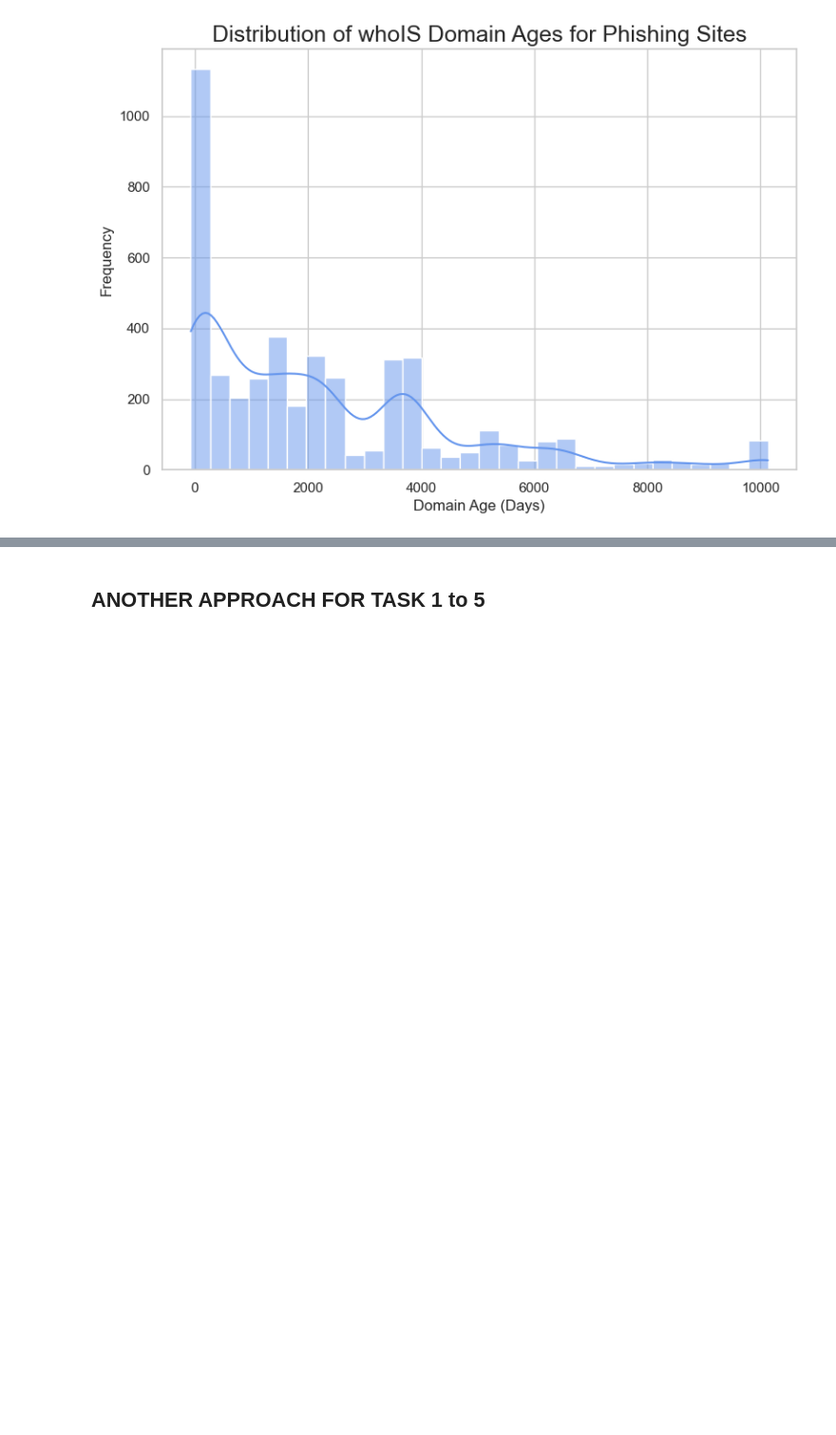
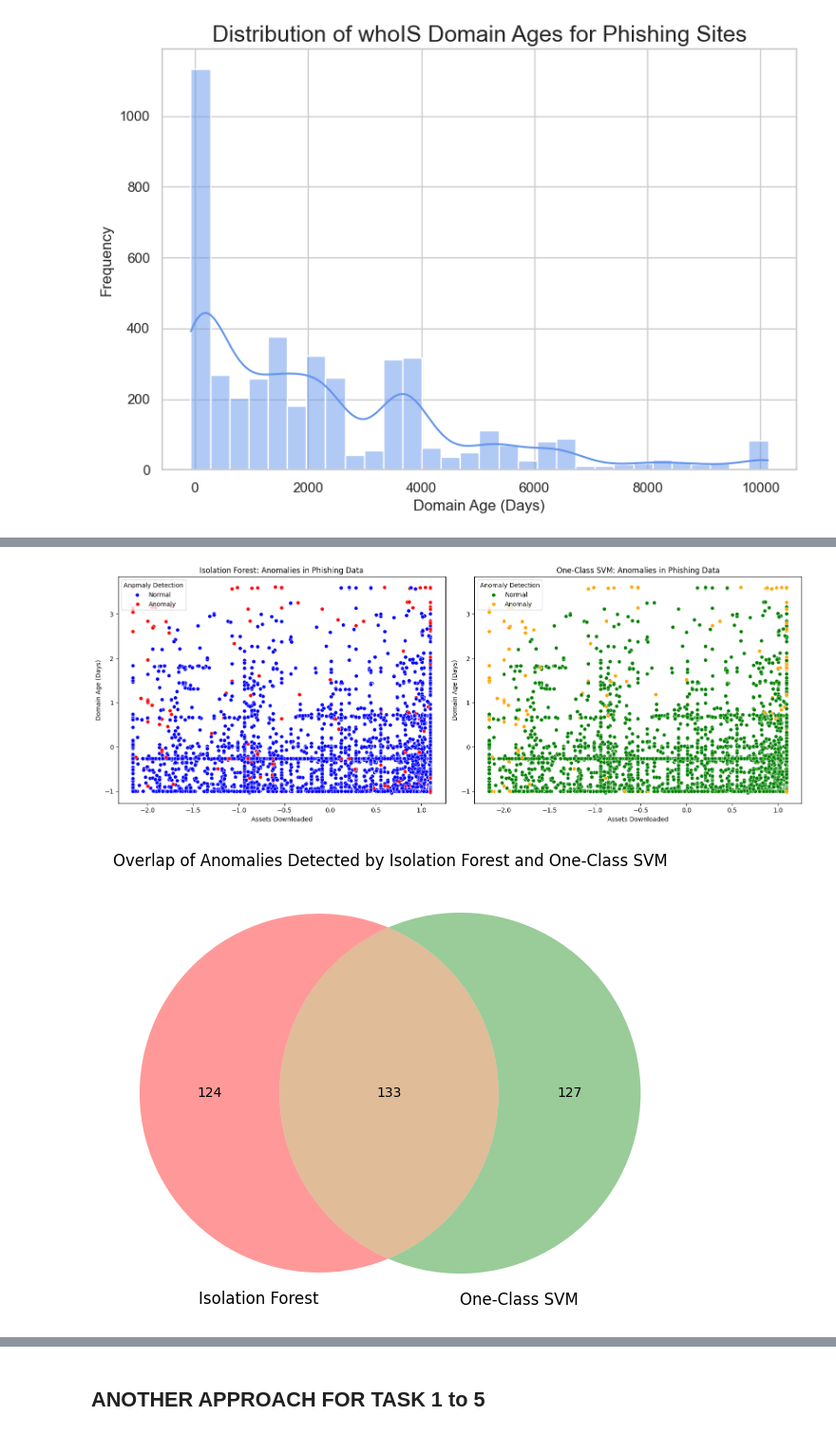
Before and after one commit to saikiranpennam/QuantitativeStudyofPhishing, a Jupyter notebook: phishingcode.ipynb, the cells around one changed output, grey strips where cells are left out. Shown: that part at 95% size. Saved outputs shown, nothing was run; the diff lists cells and outputs as text; code cells hidden in the pictures; blank space fills up the shorter version.

Commit message:
Added Autoencoders and Anomaly Detection methods

```diff
--- a/phishingcode.ipynb
+++ b/phishingcode.ipynb
@@ -345,0 +405,53 @@ plt.close(); # to free up space
+# %%
+from matplotlib_venn import venn2
+
+# Preparing data for visualization by adding predictions as columns
+phishingData_visual = pd.DataFrame(phishingData_scaled, columns=selected_columns)
+phishingData_visual['IsolationForest'] = isolation_forest_preds
+phishingData_visual['OneClassSVM'] = one_class_svm_preds
+
+# Setting up the figure for scatter plots
+plt.figure(figsize=(16, 6))
+
+# Scatter Plot for Isolation Forest anomalies
+plt.subplot(1, 2, 1)
+sns.scatterplot(
+    x=phishingData_visual['assets_downloaded'],
+    y=phishingData_visual['whois_domain_age'],
+    hue=phishingData_visual['IsolationForest'],
+    palette={1: 'blue', -1: 'red'},
+    legend='full'
+)
+plt.title("Isolation Forest: Anomalies in Phishing Data")
+plt.xlabel("Assets Downloaded")
+plt.ylabel("Domain Age (Days)")
+plt.legend(title="Anomaly Detection", labels=["Normal", "Anomaly"])
+
+# Scatter Plot for One-Class SVM anomalies
+plt.subplot(1, 2, 2)
+sns.scatterplot(
+    x=phishingData_visual['assets_downloaded'],
+    y=phishingData_visual['whois_domain_age'],
+    hue=phishingData_visual['OneClassSVM'],
+    palette={1: 'green', -1: 'orange'},
+    legend='full'
+)
+plt.title("One-Class SVM: Anomalies in Phishing Data")
+plt.xlabel("Assets Downloaded")
+plt.ylabel("Domain Age (Days)")
+plt.legend(title="Anomaly Detection", labels=["Normal", "Anomaly"])
+
+plt.tight_layout()
+plt.show()
+
+# Venn Diagram comparing Isolation Forest and One-Class SVM anomalies
+isolation_anomaly_set = set(phishingData_visual[phishingData_visual['IsolationForest'] == -1].index)
+svm_anomaly_set = set(phishingData_visual[phishingData_visual['OneClassSVM'] == -1].index)
+
+plt.figure(figsize=(8, 6))
+venn2([isolation_anomaly_set, svm_anomaly_set], ('Isolation Forest', 'One-Class SVM'))
+plt.title("Overlap of Anomalies Detected by Isolation Forest and One-Class SVM")
+plt.show()
+# %% [output]
+[figure, added]
+[figure, added]
```
Also changed, not shown: parts of 10 cells of this notebook.
